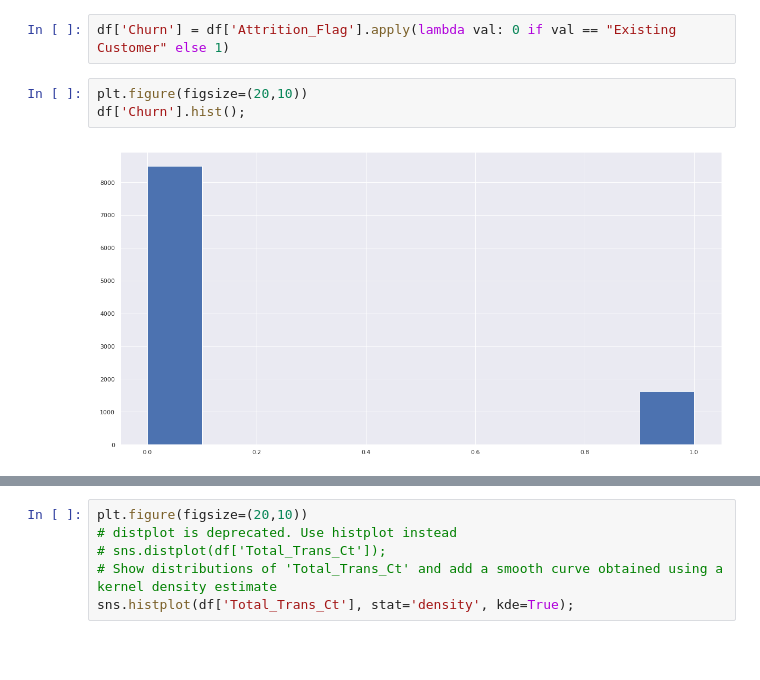
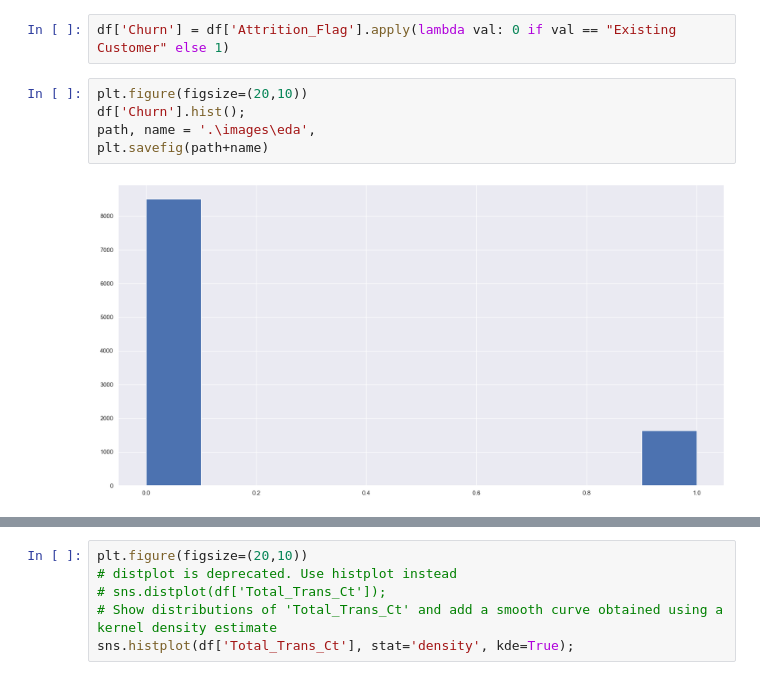
Before and after one commit to adedayoas91/BoschUdacity_project5, a Jupyter notebook: churn_notebook.ipynb, the cells around one changed output, grey strips where cells are left out. Cells and saved outputs as stored; diff of their text form; blank space fills up the shorter version.

```diff
--- a/churn_notebook.ipynb
+++ b/churn_notebook.ipynb
@@ -94,8 +94,10 @@ df['Churn'] = df['Attrition_Flag'].apply(lambda val: 0 if val == "Existing Custo
 # %%
 plt.figure(figsize=(20,10))
 df['Churn'].hist();
+path, name = '.\images\eda',
+plt.savefig(path+name)
 # %% [output]
-[figure, old version]
+[figure, new version]
 # %%
 plt.figure(figsize=(20,10))
 df['Customer_Age'].hist();
```
Also changed, not shown: parts of 11 cells of this notebook, 15 other files.
